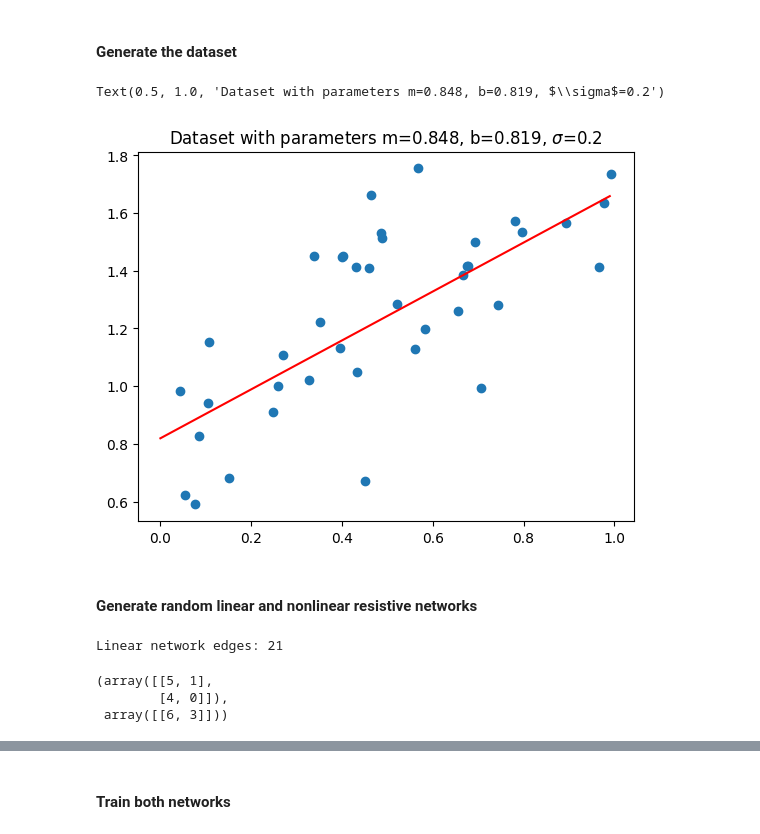
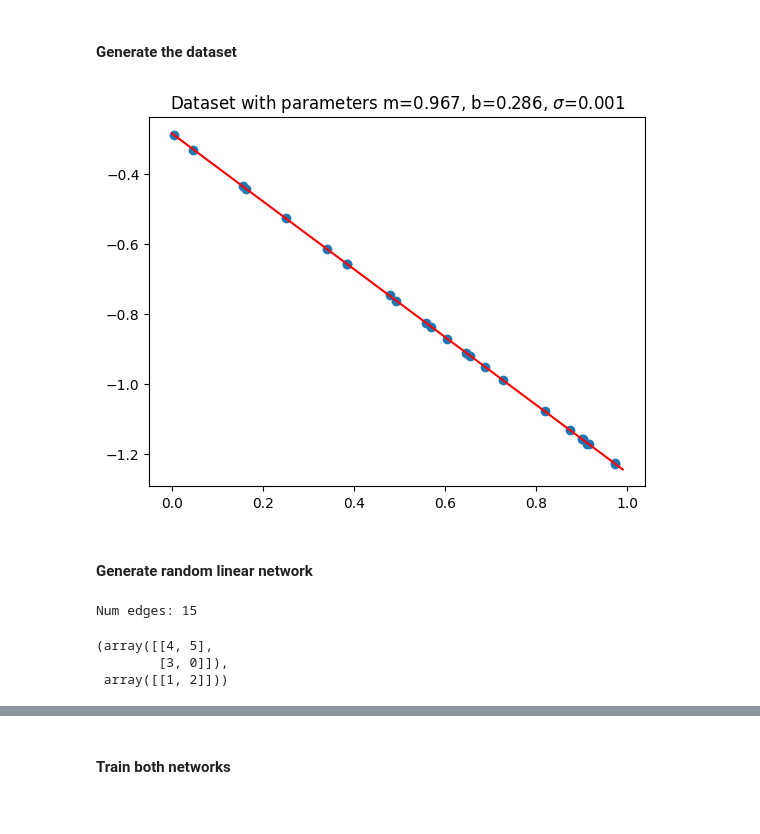
Before and after one commit to Ma-Lab-Cal/self-learning-machines, a Jupyter notebook: linear_regression.ipynb, the cells around one changed output, grey strips where cells are left out. Cells and saved outputs as stored; diff of their text form; code cells hidden in the pictures.

Commit message:
working linear regression

```diff
--- a/linear_regression.ipynb
+++ b/linear_regression.ipynb
@@ -149,32 +233,32 @@ plt.show()
 #### Generate the dataset
 # %%
 # Generate N random points
-N = 50
+N = 32
 split = 0.8
 pts = np.random.rand(N)
-sigma = 0.2
+sigma = 0.001
 
 # Split into training and testing datasets
 np.random.shuffle(pts)
 training, test = {}, {}
-training['x'], test['x'] = pts[:int(N*split)], pts[int(N*split):]
+training['x'], test['x'] = pts[:int(N*split), None], pts[int(N*split):, None]
 
 # Generate categories with nonlinear decision boundary
 m = np.random.random()
 b = np.random.random()
 
-model = lambda x: m*x + b
+model = (lambda m, b: lambda x: -m*x - b)(m, b)
 
 training['y'] = model(training['x']) + np.random.normal(0, sigma, training['x'].shape)
 test['y'] = model(test['x']) + np.random.normal(0, sigma, test['x'].shape)
 # %%
 # Visualize dataset
 plt.scatter(training['x'], training['y'])
 xs = np.arange(0, 1, 0.01)
-plt.plot(xs, model(xs), 'r')
+plt.plot(xs, model(xs), 'r',)
 plt.title(fr'Dataset with parameters m={round(m, 3)}, b={round(b, 3)}, $\sigma$={sigma}')
+plt.show()
 # %% [output]
-Text(0.5, 1.0, 'Dataset with parameters m=0.848, b=0.819, $\\sigma$=0.2')
-[figure, old version]
+[figure, new version]
 # %% [markdown]
-#### Generate random linear and nonlinear resistive networks
+#### Generate random linear network
@@ -197,18 +265,23 @@ lin_network = (tmp + tmp.T) * dense
-# %%
-# Print network statistics:
-diag_mask = ~np.eye(lin_network.shape[0]).astype(bool)
-edges = np.sum(diag_mask * lin_network > 0)//2
-print(f'Linear network edges: {edges}')
-# %% [output]
-Linear network edges: 21
 # %%
+# Parameters
+nodes = 6
+edge_prob = 1.0
+con_graph = nx.erdos_renyi_graph(n=nodes, p=edge_prob)
+for u, v in con_graph.edges():
+    # con_graph[u][v]['weight'] = 1.
+    con_graph[u][v]['weight'] = 1./np.random.rand()
+
+print('Num edges:', con_graph.number_of_edges())
+con_mat = nx.to_numpy_array(con_graph)
+
 in_nodes = 2
 out_nodes = 1
-node_cfg = np.concatenate(([0], np.random.permutation([1]*in_nodes + [-1]*out_nodes + [0]*(nodes-in_nodes-out_nodes-1))))
+node_cfg = np.random.permutation([1]*in_nodes + [-1]*out_nodes + [0]*(nodes-in_nodes-out_nodes-1))
 node_cfg = np.random.choice(nodes, size=(in_nodes + out_nodes, 2), replace=False)
 node_cfg = (node_cfg[:in_nodes], node_cfg[in_nodes:])
 node_cfg
 # %% [output]
-(array([[5, 1],
-        [4, 0]]),
- array([[6, 3]]))
+Num edges: 15
+(array([[4, 5],
+        [3, 0]]),
+ array([[1, 2]]))
```
Also changed, not shown: parts of 69 cells of this notebook, 1 other file.
